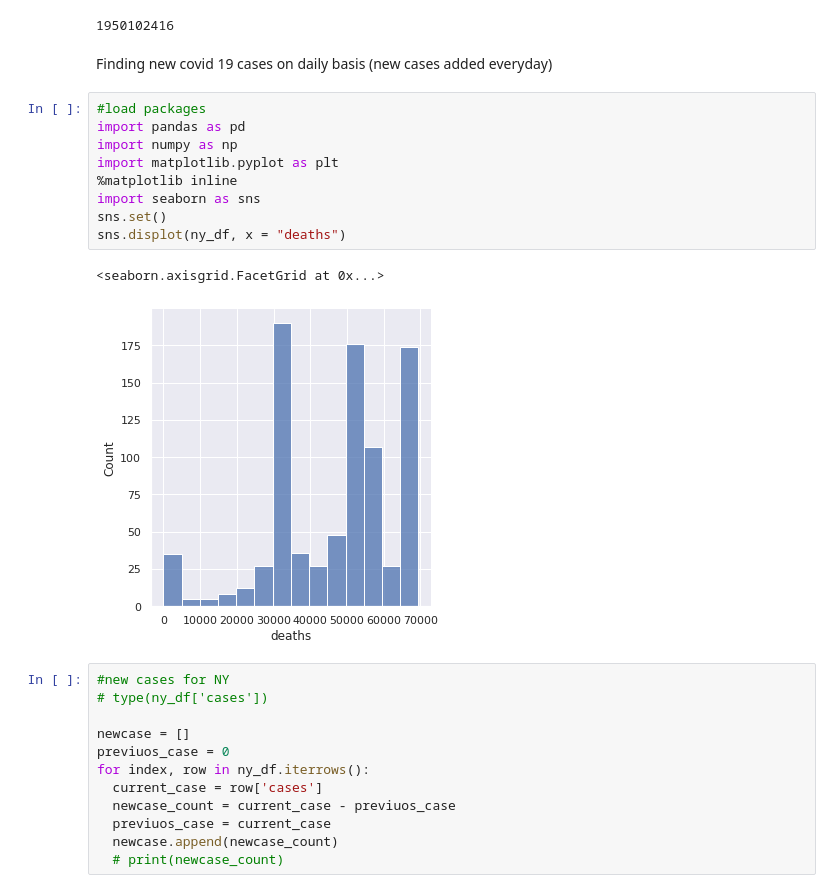
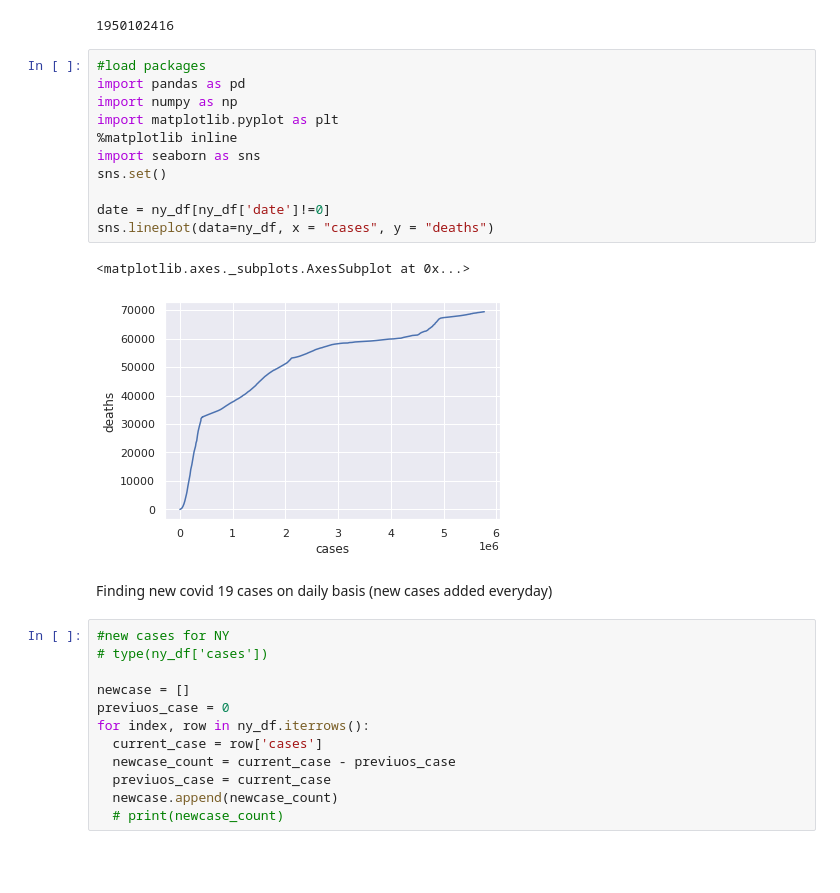
Before and after one commit to TVHM/Microcradentials_Business, a Jupyter notebook: mcphearson__of_COVID19_DATA_ANALYSIS.ipynb, the cells around one changed output. Saved outputs shown, nothing was run; the diff lists cells and outputs as text; blank space fills up the shorter version.

```diff
--- a/mcphearson__of_COVID19_DATA_ANALYSIS.ipynb
+++ b/mcphearson__of_COVID19_DATA_ANALYSIS.ipynb
@@ -144,20 +144,22 @@ ny_df['cases'].max()
 ny_df['cases'].sum()
 # %% [output]
 1950102416
+# %%
+#load packages
+import pandas as pd
+import numpy as np
+import matplotlib.pyplot as plt
+%matplotlib inline
+import seaborn as sns
+sns.set()
+
+date = ny_df[ny_df['date']!=0]
+sns.lineplot(data=ny_df, x = "cases", y = "deaths")
+# %% [output]
+<matplotlib.axes._subplots.AxesSubplot at 0x...>
+[figure, added]
 # %% [markdown]
 Finding new covid 19 cases on daily basis (new cases added everyday)
-# %%
-#load packages
-import pandas as pd
-import numpy as np
-import matplotlib.pyplot as plt
-%matplotlib inline
-import seaborn as sns
-sns.set()
-sns.displot(ny_df, x = "deaths")
-# %% [output]
-<seaborn.axisgrid.FacetGrid at 0x...>
-[figure, removed]
 # %%
 #new cases for NY
 # type(ny_df['cases'])
```
Also changed, not shown: parts of 3 cells of this notebook.
